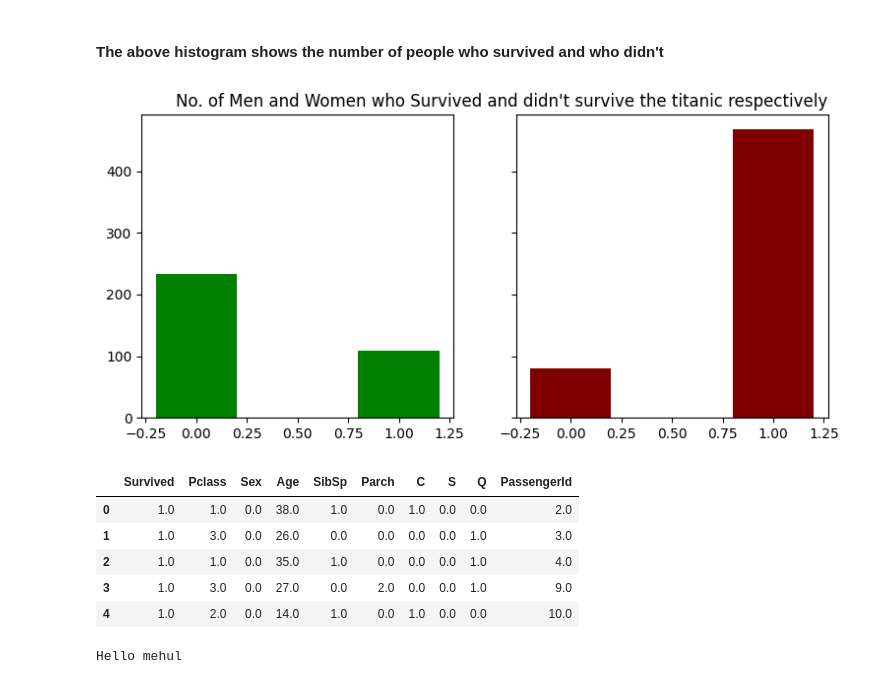
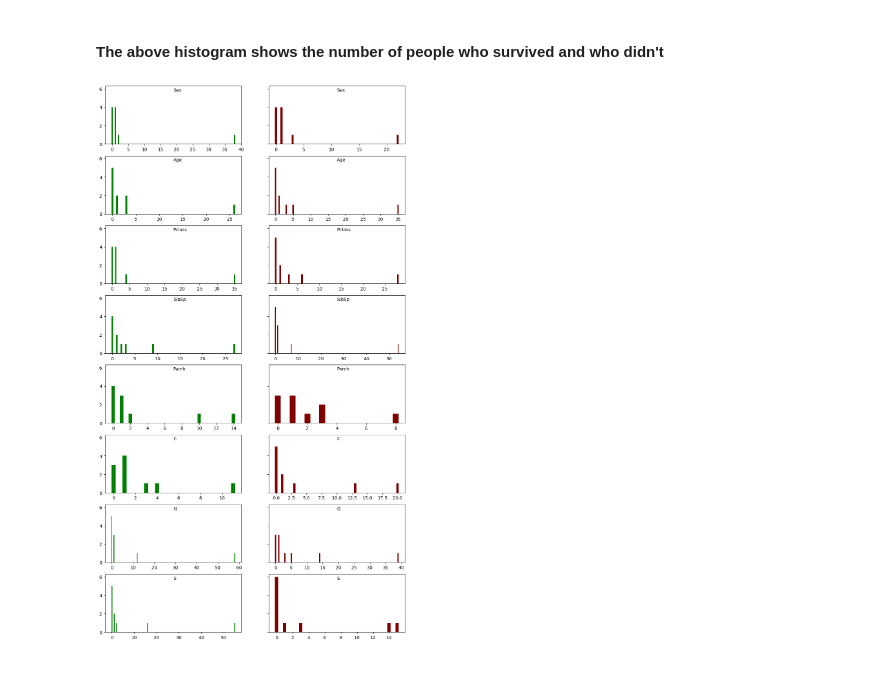
Before and after one commit to MehulChavan/Titanic_prediction, a Jupyter notebook: titanic-dataset-analyzation.ipynb, the cells around one changed output. Cells and saved outputs as stored; diff of their text form; code cells hidden in the pictures.

Commit message:
Added pretty histograms

```diff
--- a/titanic-dataset-analyzation.ipynb
+++ b/titanic-dataset-analyzation.ipynb
@@ -83,20 +83,3 @@ for i,j in zip(range(n),train_df['Survived']):
         train_df_survived = pd.concat([train_df_survived,train_df.iloc[[i]]],ignore_index = True)
     elif j == 0:
         train_df_not_survived = pd.concat([train_df_not_survived,train_df.iloc[[i]]],ignore_index = True)
-# %%
-fig,axes = plt.subplots(1,2,sharey=True,figsize = (9,4))
-axes[0].hist(train_df_survived['Sex'],bins = [-0.5,0.5,1.5],rwidth = 0.4,color = 'green')
-axes[1].hist(train_df_not_survived['Sex'],bins = [-0.5,0.5,1.5],rwidth = 0.4,color = 'maroon')
-plt.title("No. of Men and Women who Survived and didn't survive the titanic respectively",loc = 'right')
-plt.show()
-# %% [output]
-[figure, removed]
-# %%
-train_df_survived.head()
-# %% [output]
-|  | Survived | Pclass | Sex | Age | SibSp | Parch | C | S | Q | PassengerId |
-| 0 | 1.0 | 1.0 | 0.0 | 38.0 | 1.0 | 0.0 | 1.0 | 0.0 | 0.0 | 2.0 |
-| 1 | 1.0 | 3.0 | 0.0 | 26.0 | 0.0 | 0.0 | 0.0 | 0.0 | 1.0 | 3.0 |
-| 2 | 1.0 | 1.0 | 0.0 | 35.0 | 1.0 | 0.0 | 0.0 | 0.0 | 1.0 | 4.0 |
-| 3 | 1.0 | 3.0 | 0.0 | 27.0 | 0.0 | 2.0 | 0.0 | 0.0 | 1.0 | 9.0 |
-| 4 | 1.0 | 2.0 | 0.0 | 14.0 | 1.0 | 0.0 | 1.0 | 0.0 | 0.0 | 10.0 |
@@ -105,3 +86,20 @@ data = pd.DataFrame({'Sex':[0,1,1,0,1,0]})
+# %%
+#Looks dirty
+features = np.array(['Sex','Age','Pclass','SibSp','Parch','C','Q','S'])
+fig,axes = plt.subplots(8,2,sharey=True,figsize = (12,22))
+count = 0
+for i in range(8):
+    for j in range(2):
+        if j % 2 == 0:
+            axes[i,j].hist(train_df_survived.iloc[count],bins = np.arange(train_df_survived.iloc[count].min(),train_df_survived.iloc[count].max() + 2) - 0.5,rwidth = 0.4,color = 'green')
+            axes[i,j].annotate(features[count],xy = ((train_df_survived.iloc[count].min() + train_df_survived.iloc[count].max())/2,5.7))
+        else:
+            axes[i,j].hist(train_df_not_survived.iloc[count],bins = np.arange(train_df_not_survived.iloc[count].min(),train_df_not_survived.iloc[count].max() + 2) - 0.5,rwidth = 0.4,color = 'maroon')
+            axes[i,j].annotate(features[count],xy = (((train_df_not_survived.iloc[count].min() + train_df_not_survived.iloc[count].max())/2,5.7)))
+    count += 1
+plt.show()
+# %% [output]
+[figure, added]
 # %%
 def predict_survivor(data):
     y = pd.DataFrame({'PassengerId':[],'Survived':[]})
@@ -122,4 +113,0 @@ submission.to_csv("submission.csv",index = False)
-# %%
-print('Hello mehul')
-# %% [output]
-Hello mehul
```
Also changed, not shown: parts of 4 cells of this notebook, 3 other files.
